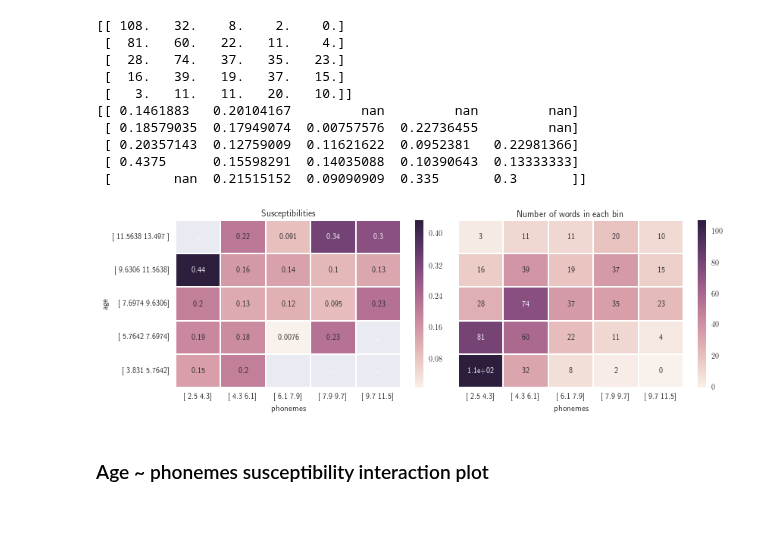
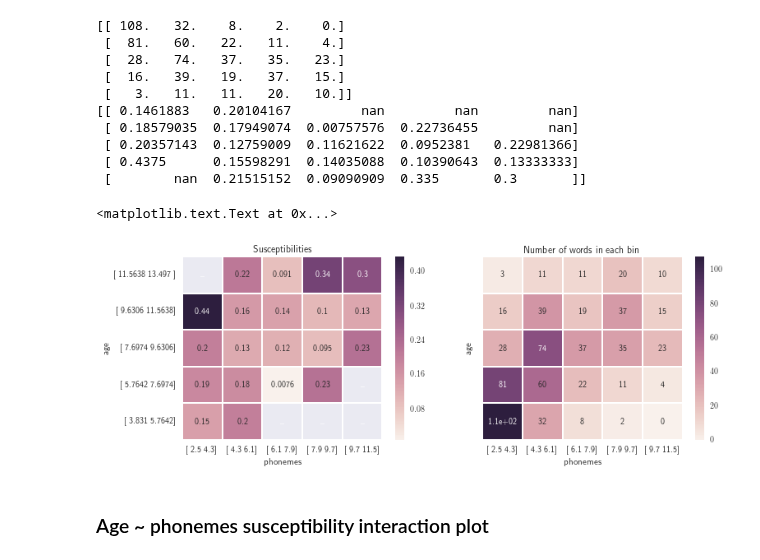
Before and after one commit to wehlutyk/brainscopypaste, a Jupyter notebook: substitutions_paper.ipynb, the cells around one changed output. Drawn from its saved outputs; the diff is of its cells as text; code cells hidden in the pictures; blank space fills up the shorter version.

Commit message:
Set ylabel

```diff
--- a/substitutions_paper.ipynb
+++ b/substitutions_paper.ipynb
@@ -261,21 +261,22 @@ print suscepts2d
 # %%
 fig, axs = plt.subplots(1, 2, figsize=(12, 4))
 sb.heatmap(suscepts2d[::-1],
            yticklabels=[bins_age[i:i+2] for i in range(nbins_age)[::-1]],
            xticklabels=[bins_phonemes[j:j+2] for j in range(nbins_phonemes)],
            mask=np.isnan(suscepts2d[::-1]), annot=True, fmt=".2", ax=axs[0])
 axs[0].set_title('Susceptibilities')
 axs[0].set_xlabel('phonemes')
 axs[0].set_ylabel('age')
 sb.heatmap(n2d[::-1],
            yticklabels=[''] * nbins_phonemes,
            xticklabels=[bins_phonemes[j:j+2] for j in range(nbins_phonemes)],
            annot=True, ax=axs[1])
 axs[1].set_title('Number of words in each bin')
+axs[1].set_ylabel('age')
 axs[1].set_xlabel('phonemes')
-fig.tight_layout()
 # %% [output]
+<matplotlib.text.Text at 0x...>
-[figure, old version]
+[figure, new version]
 # %% [markdown]
 ### Age ~ phonemes susceptibility interaction plot
 # %%
```
